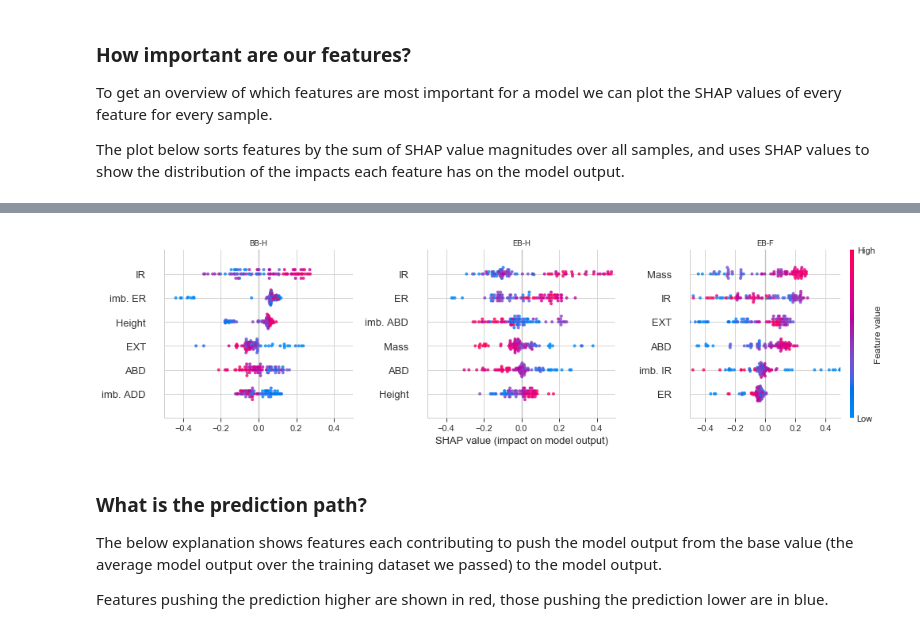
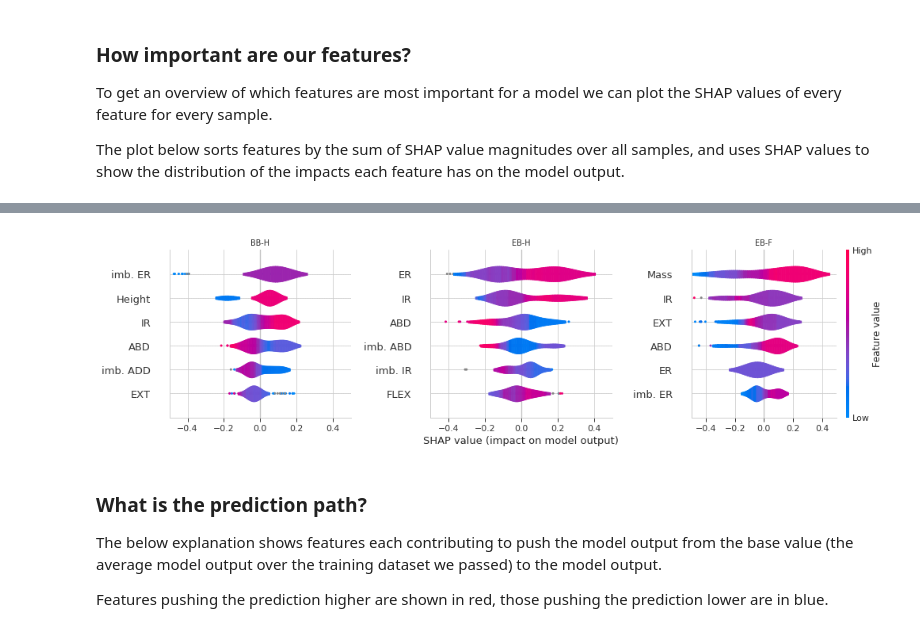
Before and after one commit to romainmartinez/synchro, a Jupyter notebook: synchro.ipynb, the cells around one changed output, grey strips where cells are left out. Cells and saved outputs as stored; diff of their text form; code cells hidden in the pictures.

Commit message:
opt figures

```diff
--- a/synchro.ipynb
+++ b/synchro.ipynb
@@ -110,7 +110,8 @@ for i in nan_id:
     else:
         replacer = i[1] - 1
     print(f'\t\t"{X.iloc[i[0], i[1]]}" replace by "{X.iloc[i[0], replacer]}"')
-    X.at[i[0], X.columns[i[1]]] = X.at[i[0], X.columns[replacer]]
+#     X.at[i[0], X.columns[i[1]]] = X.at[i[0], X.columns[replacer]]
+    X.iloc[i[0], i[1]] = X.iloc[i[0], replacer]
 # %% [output]
 participant no.: 4
         test: ADD/D
@@ -534,9 +532,9 @@ AttributeError: module 'numpy.core.multiarray' has no attribute '_get_ndarray_c_
 # %%
-for itarget, itrace in trace.items():
-    trace_vars = pm.trace_to_dataframe(itrace)
-    pm.plot_posterior(itrace, ref_val=0)
-    plt.suptitle(itarget)
-    plt.tight_layout()
+# for itarget, itrace in trace.items():
+#     trace_vars = pm.trace_to_dataframe(itrace)
+#     pm.plot_posterior(itrace, ref_val=0)
+#     plt.suptitle(itarget)
+#     plt.tight_layout()
 # %% [markdown]
 ## Interpretation
 # %%
@@ -580,30 +578,29 @@ alt.Chart(shap_df_abs.melt(id_vars="target")).mark_bar(color="grey").encode(
 # %%
 fig, ax = plt.subplots(ncols=3, figsize=(14, 4))
 MAX_DISPLAY = 6
 
 for i, itarget in enumerate(y.columns):
     color_bar = True if i == 2 else False
 
     plt.sca(ax[i])
     shap.summary_plot(
         shap_values[itarget],
         X_augmented,
         show=False,
         color_bar=color_bar,
         auto_size_plot=False,
         max_display=MAX_DISPLAY,
-        plot_type="dot",
-        alpha=0.8,
+        plot_type="violin",
     )
     ax[i].set_title(itarget)
     ax[i].set_xlim(-0.5, 0.5)
     if i != 1:
         ax[i].set_xlabel("")
 plt.tight_layout()
 sns.despine()
 plt.savefig("/home/romain/Downloads/shap.svg", dpi=300)
 # %% [output]
-[figure, old version]
+[figure, new version]
 # %% [markdown]
 
 ### What is the prediction path?
```
Also changed, not shown: parts of 41 cells of this notebook.
